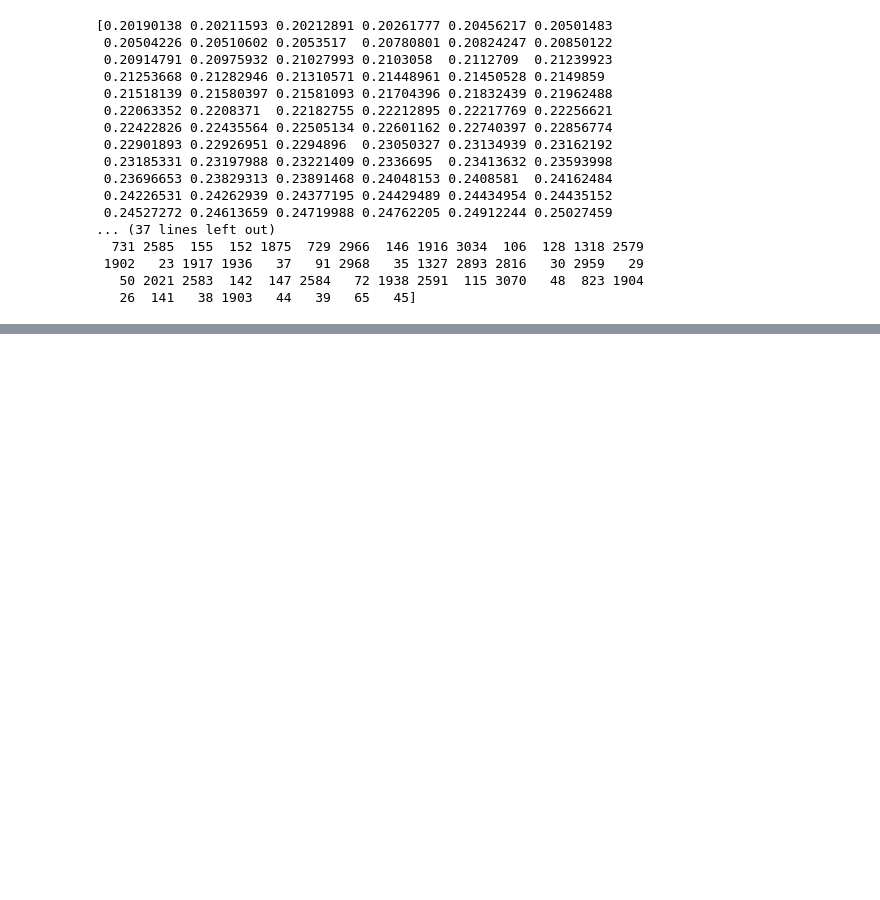
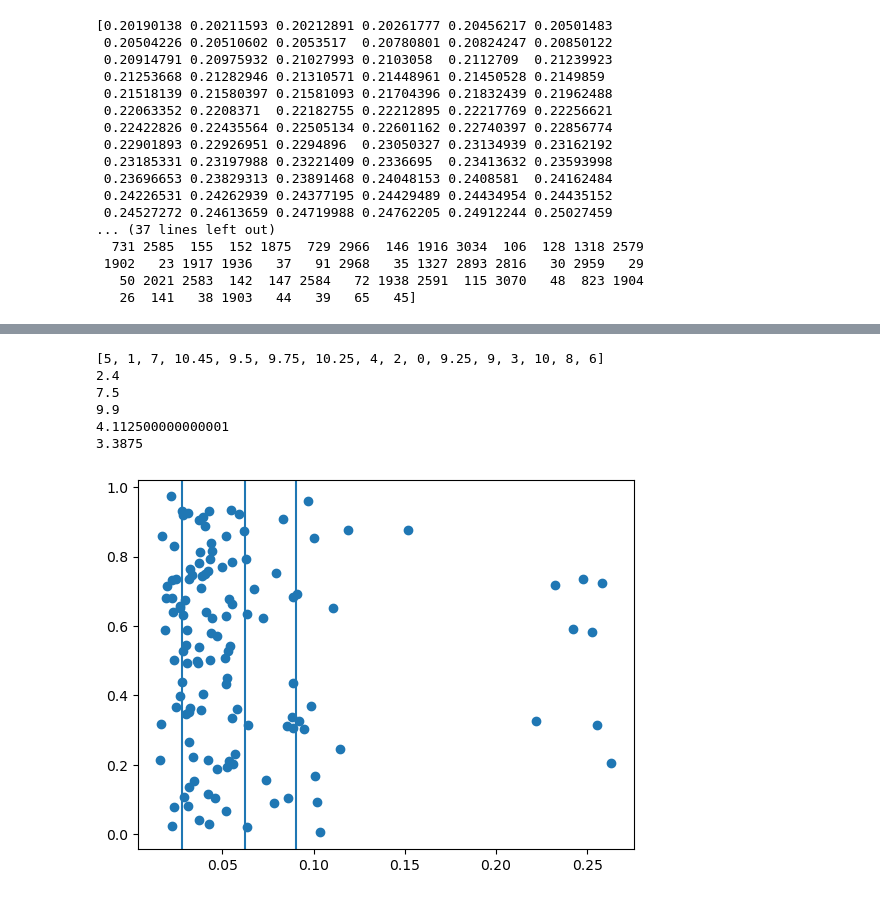
Before and after one commit to bjacobell/gbt-hdbscan, a Jupyter notebook: hdbscanning.ipynb, the cells around one changed output, grey strips where cells are left out. Cells and saved outputs as stored; diff of their text form; code cells hidden in the pictures; blank space fills up the shorter version.

```diff
--- a/hdbscanning.ipynb
+++ b/hdbscanning.ipynb
@@ -771,0 +842,32 @@ plt.show()
+# %%
+a = [0, 1, 2, 3, 4, 5, 6, 7, 8, 9, 10, 9.25, 9.5, 9.75, 10.45, 10.25]
+np.random.shuffle(a)
+
+print(a)
+print(np.quantile(a, 0.16))
+median = np.median(a)
+print(median)
+print(np.quantile(a, 0.84))
+
+print(np.mean(a) - np.quantile(a, 0.16))
+print(np.quantile(a, 0.84) - np.mean(a))
+# %% [output]
+[5, 1, 7, 10.45, 9.5, 9.75, 10.25, 4, 2, 0, 9.25, 9, 3, 10, 8, 6]
+2.4
+7.5
+9.9
+4.112500000000001
+3.3875
+# %%
+idx = 3
+
+plt.scatter(tree_importances[:,idx], np.random.random(len(tree_importances[:,idx])))
+#plt.axvline(np.quantile(tree_importances[:,idx], 0.25))
+#plt.axvline(np.median(tree_importances[:,idx]))
+#plt.axvline(np.quantile(tree_importances[:,idx], 0.75))
+plt.axvline(np.mean(tree_importances[:,idx]))
+plt.axvline(np.quantile(tree_importances[:,idx], 0.16))
+plt.axvline(np.quantile(tree_importances[:,idx], 0.84))
+plt.show()
+# %% [output]
+[figure, added]
```
Also changed, not shown: parts of 12 cells of this notebook, 5 other files.
